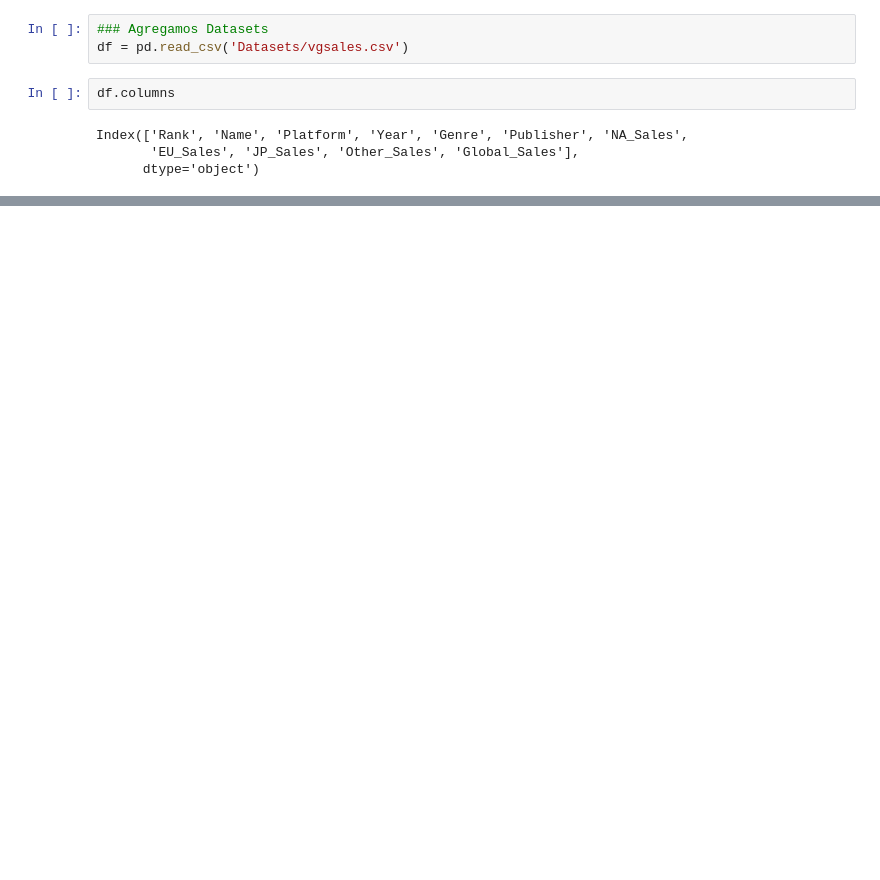
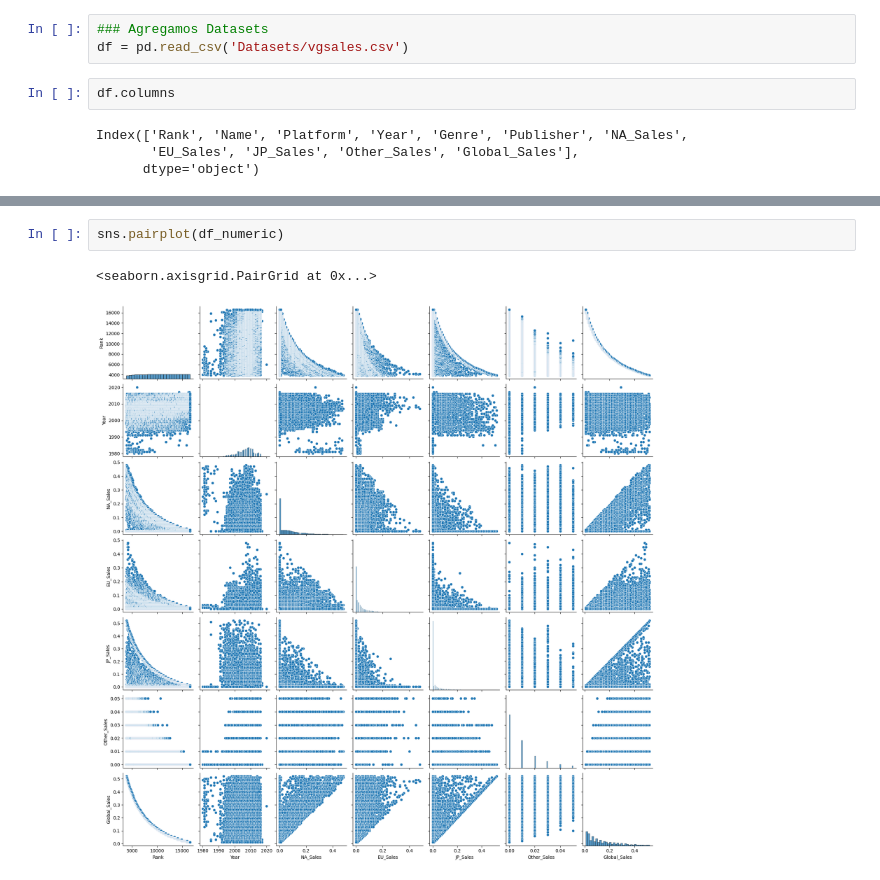
Before and after one commit to DanielAlejandro-Analytics/Video-Game-Sales, a Jupyter notebook: Games-Project.ipynb, the cells around one changed output, grey strips where cells are left out. Cells and saved outputs as stored; diff of their text form; blank space fills up the shorter version.

```diff
--- a/Games-Project.ipynb
+++ b/Games-Project.ipynb
@@ -24,0 +82,5 @@ df.head()
+# %%
+sns.pairplot(df_numeric)
+# %% [output]
+<seaborn.axisgrid.PairGrid at 0x...>
+[figure, added]
```
Also changed, not shown: parts of 16 cells of this notebook.
